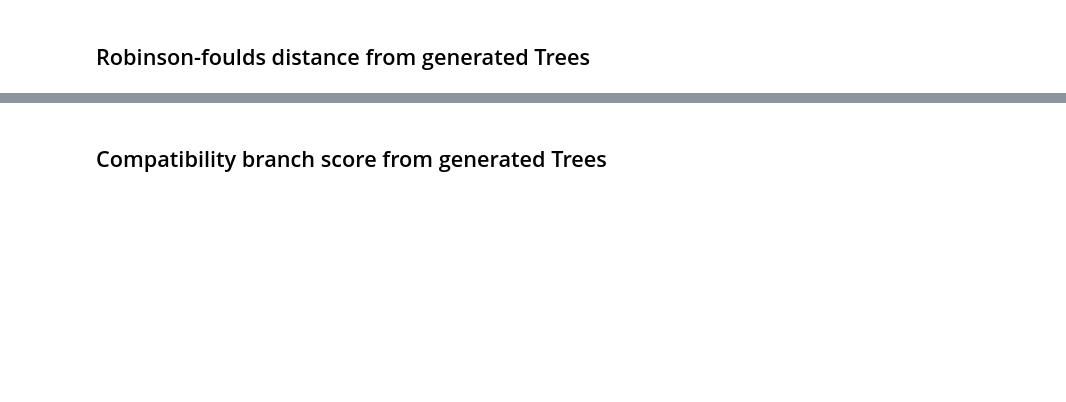
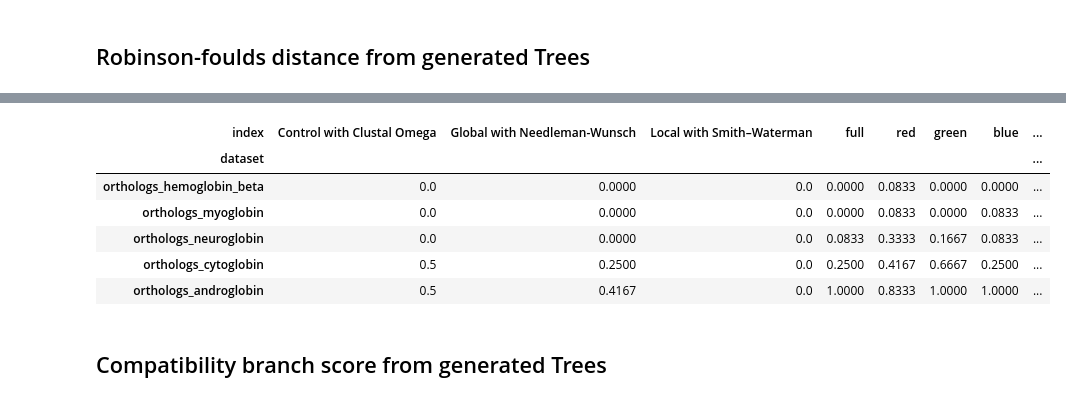
Before and after one commit to TreeTechDev/biomodelml, a Jupyter notebook: notebooks/results/v3/Feature Analysis by Channel.ipynb, the cells around one changed output, grey strips where cells are left out. Saved outputs shown, nothing was run; the diff lists cells and outputs as text; code cells hidden in the pictures; blank space fills up the shorter version.

```diff
--- a/notebooks/results/v3/Feature Analysis by Channel.ipynb
+++ b/notebooks/results/v3/Feature Analysis by Channel.ipynb
@@ -209,3 +227,21 @@ pandas.concat(sum_dfs, axis=1).T.reset_index().drop_duplicates().set_index("inde
+# %%
+channels = ("full", "red", "green", "blue", "red_green", "red_blue", "green_blue", "gray_r", "gray_g", "gray_b", "gray_max", "gray_mean")
+datasets = ["orthologs_hemoglobin_beta", "orthologs_myoglobin", "orthologs_neuroglobin", "orthologs_cytoglobin", "orthologs_androglobin"]
+sum_dfs = []
+for channel in channels:
+    dfs = []
+    for dataset in datasets:
+        dfs.append(read_and_tree_compare(dataset, channel, "Local with Smith–Waterman"))
+    sum_dfs.append(pandas.concat(dfs))
+pandas.concat(sum_dfs, axis=1).T.reset_index().drop_duplicates().set_index("index").T
+# %% [output]
+| index | Control with Clustal Omega | Global with Needleman-Wunsch | Local with Smith–Waterman | full | red | green | blue | ... |
+| dataset |  |  |  |  |  |  |  | ... |
+| orthologs_hemoglobin_beta | 0.0 | 0.0000 | 0.0 | 0.0000 | 0.0833 | 0.0000 | 0.0000 | ... |
+| orthologs_myoglobin | 0.0 | 0.0000 | 0.0 | 0.0000 | 0.0833 | 0.0000 | 0.0833 | ... |
+| orthologs_neuroglobin | 0.0 | 0.0000 | 0.0 | 0.0833 | 0.3333 | 0.1667 | 0.0833 | ... |
+| orthologs_cytoglobin | 0.5 | 0.2500 | 0.0 | 0.2500 | 0.4167 | 0.6667 | 0.2500 | ... |
+| orthologs_androglobin | 0.5 | 0.4167 | 0.0 | 1.0000 | 0.8333 | 1.0000 | 1.0000 | ... |
 # %%
 def read_and_tree_compare_branches(dataset, channel="full"):
     result_dict = {}
```
Also changed, not shown: parts of 13 cells of this notebook, 5 other files.
